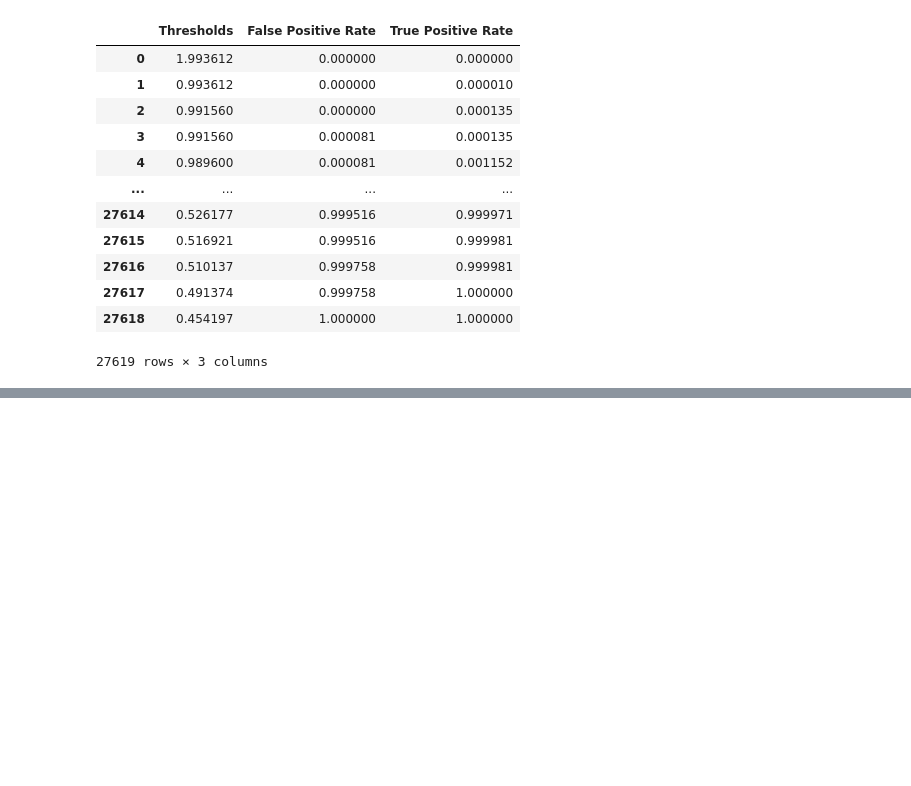
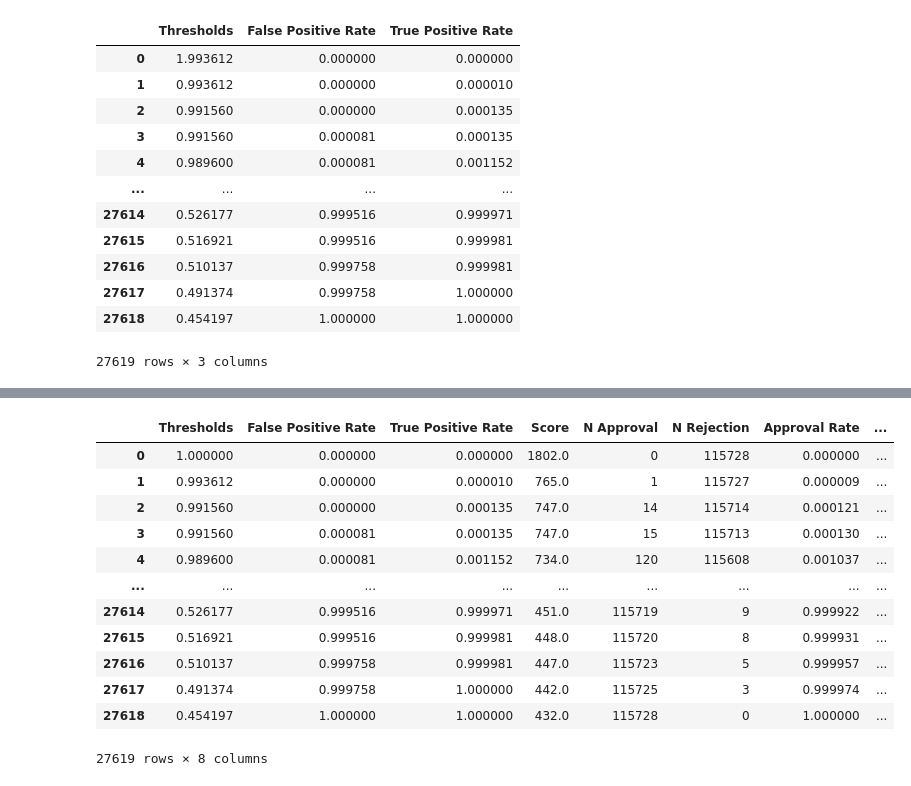
Before and after one commit to OzodbekOzodov/_credit-risk-modeling, a Jupyter notebook: Probability-of-default-model.ipynb, the cells around one changed output, grey strips where cells are left out. Saved outputs shown, nothing was run; the diff lists cells and outputs as text; code cells hidden in the pictures; blank space fills up the shorter version.

```diff
--- a/Probability-of-default-model.ipynb
+++ b/Probability-of-default-model.ipynb
@@ -1359,3 +1359,7 @@ decision_table
 | 27617 | 0.491374 | 0.999758 | 1.000000 |
 | 27618 | 0.454197 | 1.000000 | 1.000000 |
 27619 rows × 3 columns
+# %%
+decision_table["Thresholds"][0] = 1-1/np.power(10,16)
+# %%
+decision_table["Score"] = ((np.log(decision_table['Thresholds']/(1-decision_table['Thresholds'])) - min_coef) * ((max_credit_score-min_credit_score)/(max_coef-min_coef)) + min_credit_score).round()
@@ -1361,0 +1382,24 @@ decision_table
+# %%
+def n_approval(p):
+    return np.where(test_targets_probs["Predicted Probabilities"]>=p,1,0).sum()
+# %%
+decision_table['N Approval'] = decision_table['Thresholds'].apply(n_approval)
+decision_table['N Rejection'] = test_targets_probs['Predicted Probabilities'].shape[0] - decision_table['N Approval']
+decision_table['Approval Rate'] = decision_table['N Approval']/test_targets_probs['Predicted Probabilities'].shape[0]
+decision_table["Rejection Rate"] = 1 - decision_table['Approval Rate']
+# %%
+decision_table
+# %% [output]
+|  | Thresholds | False Positive Rate | True Positive Rate | Score | N Approval | N Rejection | Approval Rate | ... |
+| 0 | 1.000000 | 0.000000 | 0.000000 | 1802.0 | 0 | 115728 | 0.000000 | ... |
+| 1 | 0.993612 | 0.000000 | 0.000010 | 765.0 | 1 | 115727 | 0.000009 | ... |
+| 2 | 0.991560 | 0.000000 | 0.000135 | 747.0 | 14 | 115714 | 0.000121 | ... |
+| 3 | 0.991560 | 0.000081 | 0.000135 | 747.0 | 15 | 115713 | 0.000130 | ... |
+| 4 | 0.989600 | 0.000081 | 0.001152 | 734.0 | 120 | 115608 | 0.001037 | ... |
+| ... | ... | ... | ... | ... | ... | ... | ... | ... |
+| 27614 | 0.526177 | 0.999516 | 0.999971 | 451.0 | 115719 | 9 | 0.999922 | ... |
+| 27615 | 0.516921 | 0.999516 | 0.999981 | 448.0 | 115720 | 8 | 0.999931 | ... |
+| 27616 | 0.510137 | 0.999758 | 0.999981 | 447.0 | 115723 | 5 | 0.999957 | ... |
+| 27617 | 0.491374 | 0.999758 | 1.000000 | 442.0 | 115725 | 3 | 0.999974 | ... |
+| 27618 | 0.454197 | 1.000000 | 1.000000 | 432.0 | 115728 | 0 | 1.000000 | ... |
+27619 rows × 8 columns
```
Also changed, not shown: parts of 5 cells of this notebook, 1 other file.
